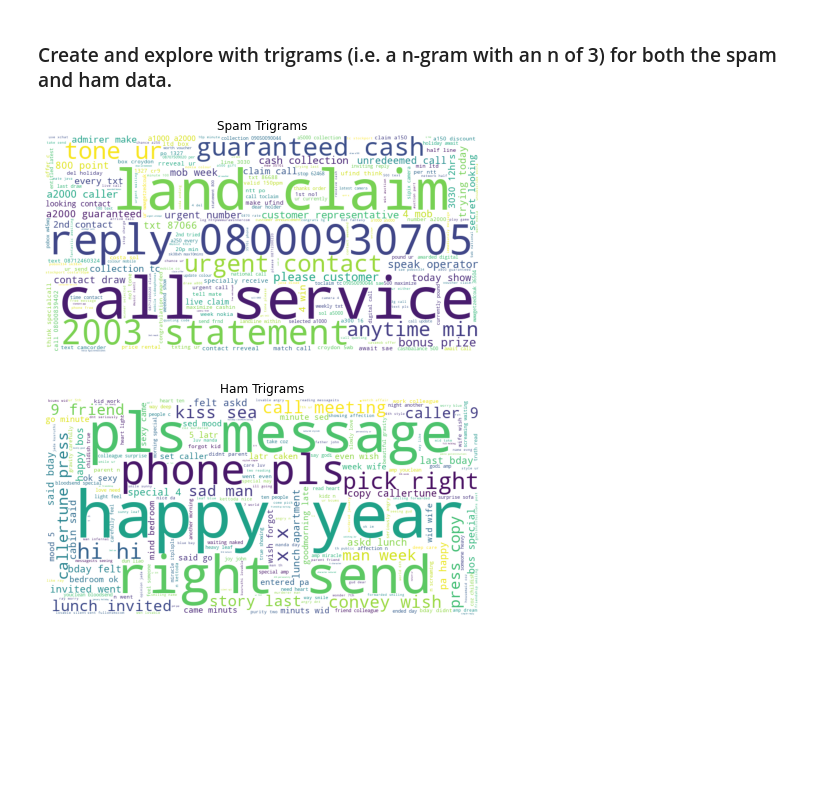
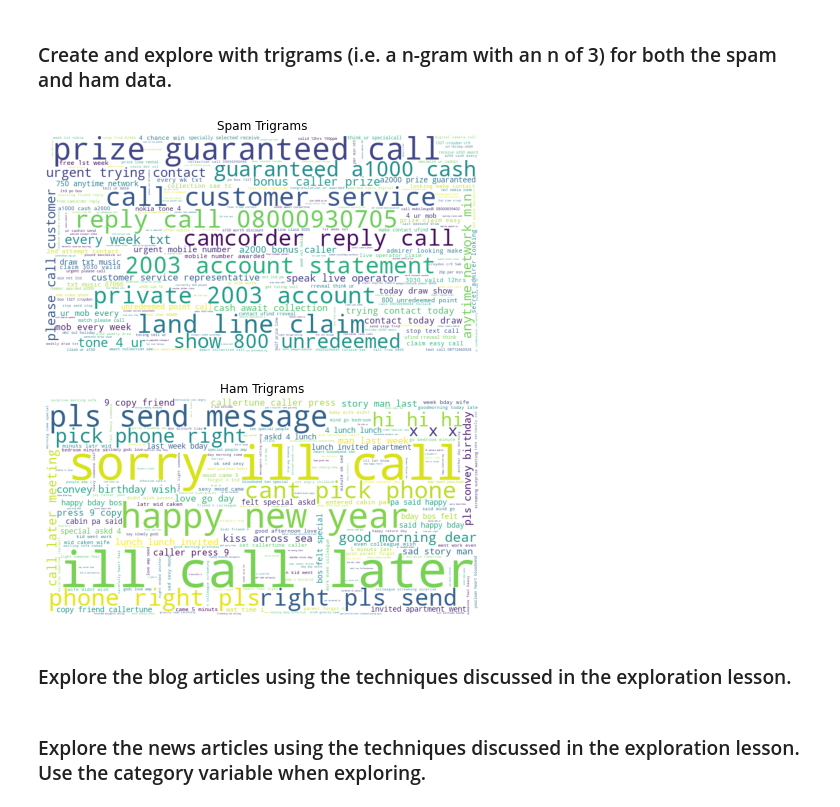
Before and after one commit to lochlynlaskowski/natural-language-processing-exercises, a Jupyter notebook: explore.ipynb, the cells around one changed output. Drawn from its saved outputs; the diff is of its cells as text; code cells hidden in the pictures; blank space fills up the shorter version.

```diff
--- a/explore.ipynb
+++ b/explore.ipynb
@@ -104,7 +106,7 @@ spam_trigrams = (pd.Series(nltk.ngrams(spam_words, 3))
 ham_trigrams = (pd.Series(nltk.ngrams(ham_words, 3))
                       .value_counts().to_dict().items())
 # %%
-data = {k[0] + ' ' + k[2]: v for k, v in spam_trigrams}
+data = {k[0] + ' ' + k[1] + ' ' + k[2]: v for k, v in spam_trigrams}
 img = WordCloud(background_color='white', width=800, height=400).generate_from_frequencies(data)
 plt.figure(figsize=(8, 4))
 plt.imshow(img)
@@ -112,14 +114,18 @@ plt.axis('off')
 plt.title('Spam Trigrams')
 plt.show()
 # %% [output]
-[figure, old version]
+[figure, new version]
 # %%
-data = {k[0] + ' ' + k[2]: v for k, v in ham_trigrams}
+data = {k[0] + ' ' + k[1] + ' ' + k[2]: v for k, v in ham_trigrams}
 img = WordCloud(background_color='white', width=800, height=400).generate_from_frequencies(data)
 plt.figure(figsize=(8, 4))
 plt.imshow(img)
 plt.axis('off')
 plt.title('Ham Trigrams')
 plt.show()
 # %% [output]
-[figure, old version]
+[figure, new version]
+# %% [markdown]
+### Explore the blog articles using the techniques discussed in the exploration lesson.
+# %% [markdown]
+### Explore the news articles using the techniques discussed in the exploration lesson. Use the category variable when exploring.
```
Also changed, not shown: parts of 12 cells of this notebook, 1 other file.
